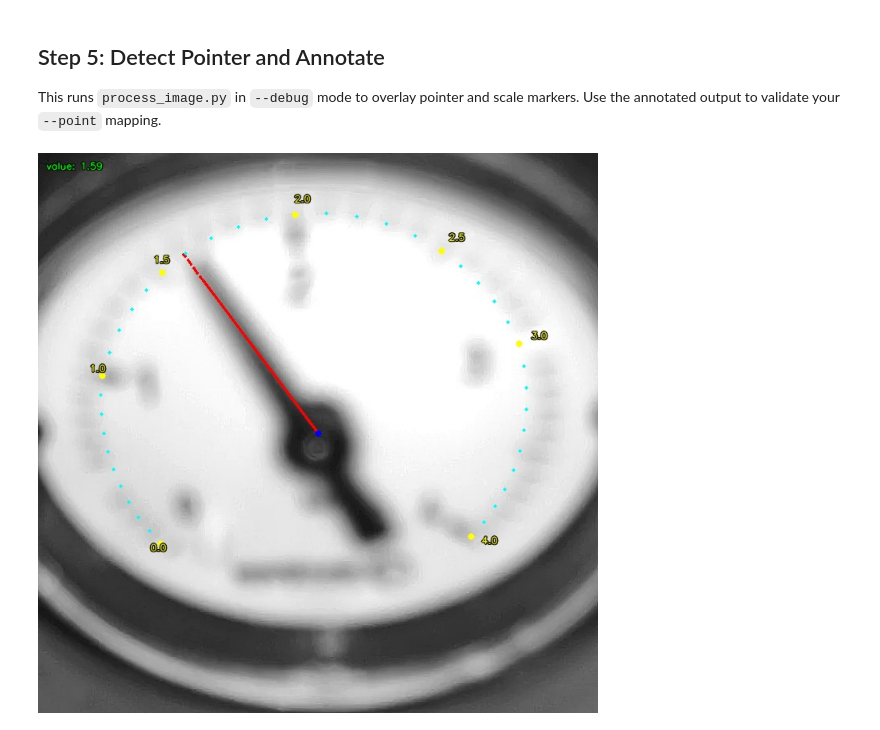
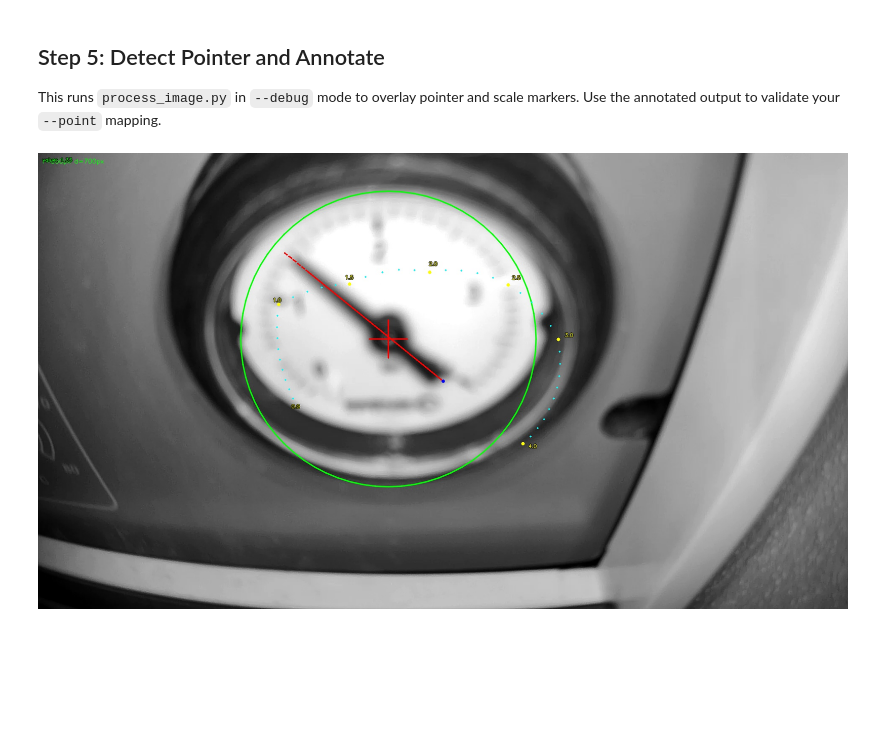
Before and after one commit to Zergie/HomeAssistant-WebCam-Sensor, a Jupyter notebook: calibrate.ipynb, the cells around one changed output. Saved outputs shown, nothing was run; the diff lists cells and outputs as text; code cells hidden in the pictures; blank space fills up the shorter version.

```diff
--- a/calibrate.ipynb
+++ b/calibrate.ipynb
@@ -61,11 +63,11 @@ result = subprocess.run(
     [
         ".venv/Scripts/python",
         "webcam_gauge_sensor/prepare_image.py",
-        "--x", "835",
-        "--y", "400",
+        "--x", "830",
+        "--y", "440",
         "--radius", "350",
         "--sharpen", "8.0",
-        # "--debug"
+        "--debug"
     ],
     input=frame,
     stdout=subprocess.PIPE,
@@ -85,27 +87,27 @@ Use the annotated output to validate your `--point` mapping.
 # %%
 result = subprocess.run(
     [
         ".venv/Scripts/python",
         "webcam_gauge_sensor/process_image.py",
-        "--point", "0.0,-145,240",
-        "--point", "1.0,-195,280",
-        "--point", "1.5,-226,280",
-        "--point", "2.0,96,275",
+        "--point", "0.0,-170,350",
+        "--point", "1.0,-205,430",
+        "--point", "1.5,-226,320",
+        "--point", "2.0,97,260",
         "--point", "2.5,56,275",
-        "--point", "3.0,24,275",
-        "--point", "4.0,-34,230",
+        "--point", "3.0,20,290",
+        "--point", "4.0,-38,240",
         "--debug",
     ],
     input=image,
     stdout=subprocess.PIPE,
     stderr=subprocess.PIPE,
     check=False,
 )
 
 if result.stderr:
     print(result.stderr.decode())
 
 annotated = result.stdout
 display(IPyImage(data=annotated))
 # %% [output]
-[figure, old version]
+[figure, new version]
```
Also changed, not shown: parts of 2 cells of this notebook, 7 other files.
